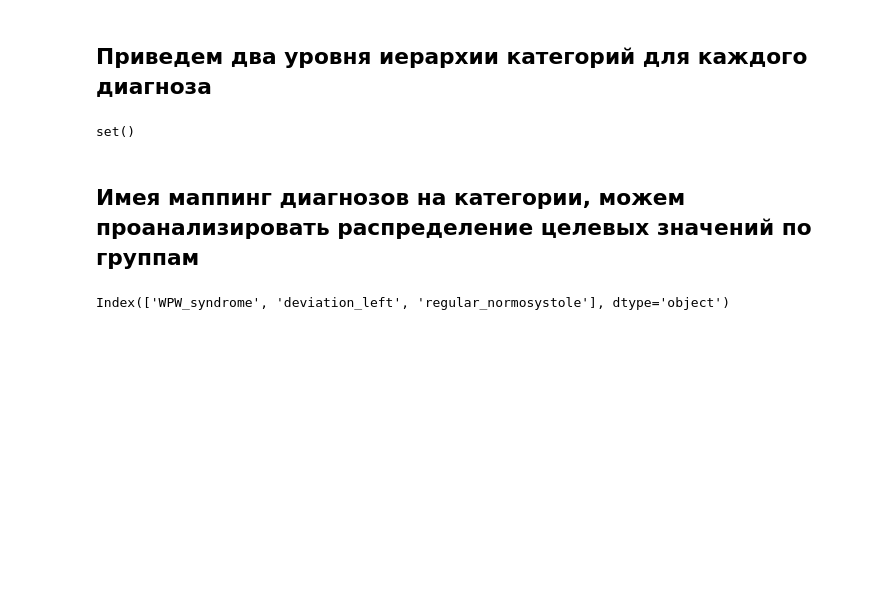
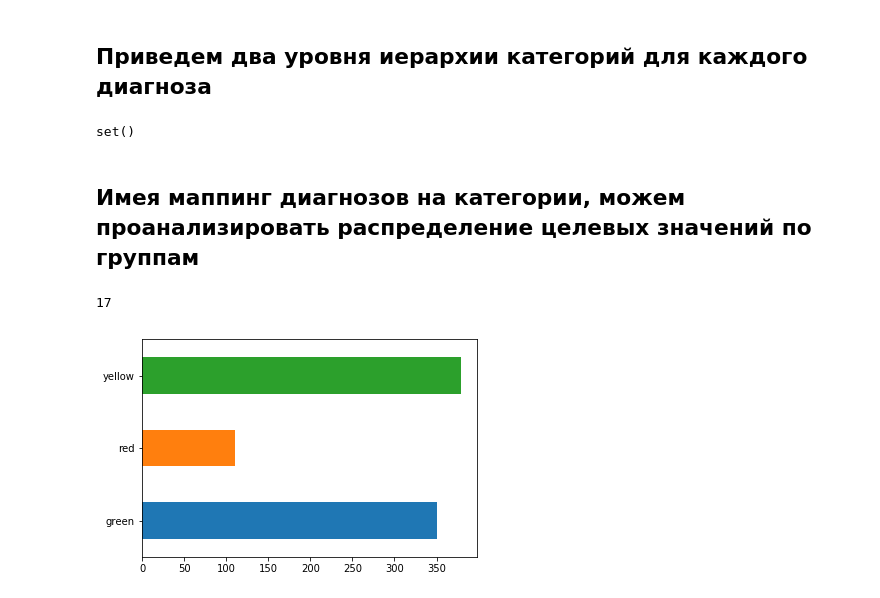
Before and after one commit to Venopacman/esn_research, a Jupyter notebook: ecg_first_steps.ipynb, the cells around one changed output. Saved outputs shown, nothing was run; the diff lists cells and outputs as text; code cells hidden in the pictures; blank space fills up the shorter version.

Commit message:
requirenments + some data exploration

```diff
--- a/ecg_first_steps.ipynb
+++ b/ecg_first_steps.ipynb
@@ -147,11 +144,50 @@ set(categorised_diagnosis_dict.keys()) ^ set(df_numeric_targets.columns)
 set()
 # %% [markdown]
 ## Имея маппинг диагнозов на категории, можем проанализировать распределение целевых значений по группам
-# %%
-df_categorised_targets = pd.DataFrame()
-for patient in df_numeric_targets.index:
-  patient_series = df_numeric_targets.loc[patient]
-  patient_series[patient_series>0].index)
-  break
-# %% [output]
-Index(['WPW_syndrome', 'deviation_left', 'regular_normosystole'], dtype='object')
+# %%
+target_set_1st_lvl = set([categorised_diagnosis_dict[it]['1st_level_category'] for it in categorised_diagnosis_dict])
+target_set_2nd_lvl = set([categorised_diagnosis_dict[it]['2nd_level_category'] for it in categorised_diagnosis_dict])
+target_set_color_lvl = set([categorised_diagnosis_dict[it]['alert_level'] for it in categorised_diagnosis_dict])
+# %%
+len(target_set_2nd_lvl)
+# %% [output]
+17
+# %%
+df_categorised_targets_1st_level = pd.DataFrame(columns=list(target_set_1st_lvl) + ['patient'])
+df_categorised_targets_2nd_level = pd.DataFrame(columns=list(target_set_2nd_lvl) + ['patient'])
+df_categorised_targets_color_level = pd.DataFrame(columns=list(target_set_color_lvl) + ['patient'])
+for patient in df_numeric_targets.index:
+    patient_series = df_numeric_targets.loc[patient]
+    #   print(patient, patient_series[patient_series > 0].index)
+    _diagnosis_1st_lvl_list = [categorised_diagnosis_dict[it]['1st_level_category'] for it in patient_series[patient_series > 0].index]
+    pattern_1st_lvl = [_it if _it[0] not in _diagnosis_1st_lvl_list else (_it[0], 1) for _it in
+                     [it for it in
+                      zip(df_categorised_targets_1st_level.columns,
+                          [0]*len(target_set_1st_lvl) + [patient])]
+                    ]
+    _diagnosis_2nd_lvl_list = [categorised_diagnosis_dict[it]['2nd_level_category'] for it in patient_series[patient_series > 0].index]
+    pattern_2nd_lvl = [_it if _it[0] not in _diagnosis_2nd_lvl_list else (_it[0], 1) for _it in
+                     [it for it in
+                      zip(df_categorised_targets_2nd_level.columns,
+                          [0]*len(target_set_2nd_lvl) + [patient])]
+                    ]
+
+    _diagnosis_color_lvl_list = [categorised_diagnosis_dict[it]['alert_level'] for it in patient_series[patient_series > 0].index]
+    pattern_color_lvl = [_it if _it[0] not in _diagnosis_color_lvl_list else (_it[0], 1) for _it in
+                     [it for it in
+                      zip(df_categorised_targets_color_level.columns,
+                          [0]*len(target_set_color_lvl) + [patient])]
+                    ]
+    df_categorised_targets_1st_level = df_categorised_targets_1st_level.append(dict(pattern_1st_lvl), ignore_index=True)
+    df_categorised_targets_2nd_level = df_categorised_targets_2nd_level.append(dict(pattern_2nd_lvl), ignore_index=True)
+    df_categorised_targets_color_level = df_categorised_targets_color_level.append(dict(pattern_color_lvl), ignore_index=True)
+    #   print(pattern_1st_lvl)
+    #   print(pattern_2nd_lvl)
+
+
+    #   break
+# %%
+df_categorised_targets_color_level.set_index('patient').sum(axis=0).plot.barh()
+plt.show()
+# %% [output]
+[figure, added]
```
Also changed, not shown: parts of 15 cells of this notebook, 1 other file.
